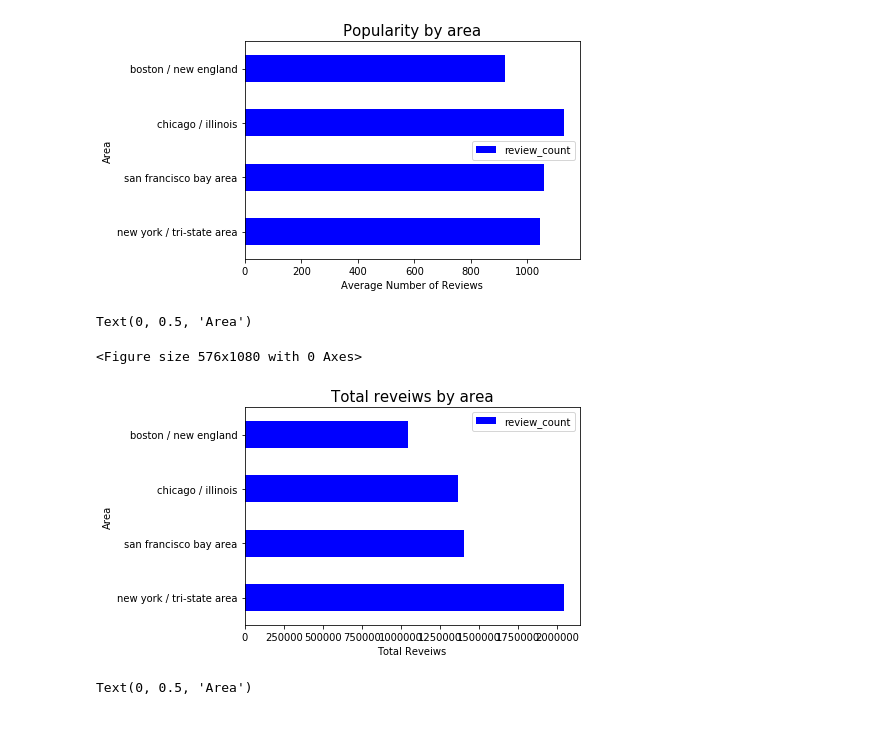
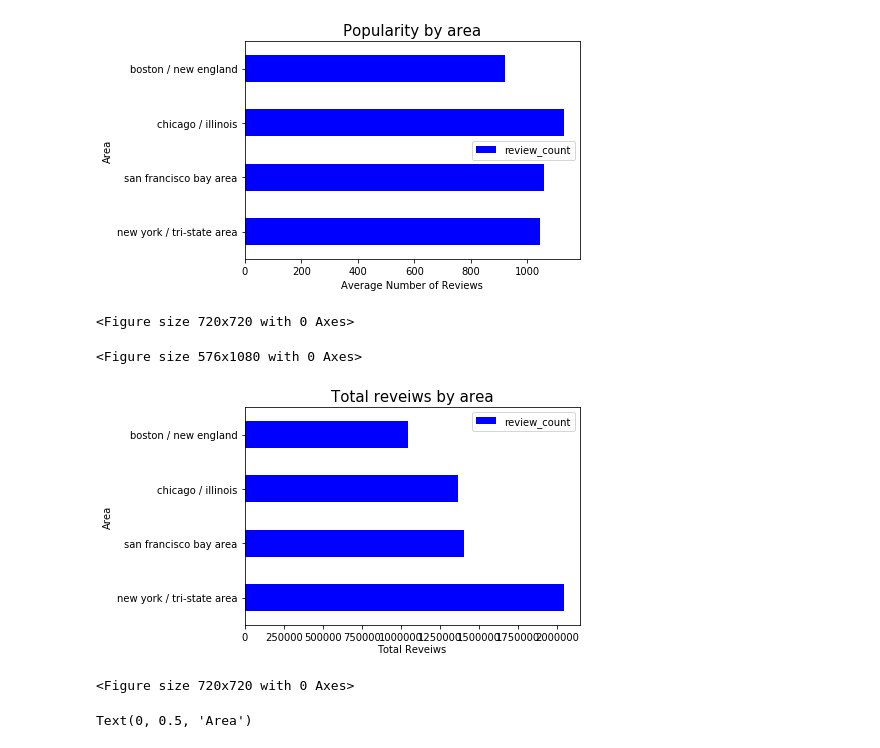
Before and after one commit to MichaelEmmert/OpenTable, a Jupyter notebook: opentableanalysis.ipynb, the cells around one changed output. Saved outputs shown, nothing was run; the diff lists cells and outputs as text; code cells hidden in the pictures.

```diff
--- a/opentableanalysis.ipynb
+++ b/opentableanalysis.ipynb
@@ -500,14 +500,16 @@ Text(0, 0.5, 'Area')
 # %%
 plt.figure(num=None, figsize=(8, 15), facecolor='w', edgecolor='k')
 review_info = ot_rating.groupby('area')[['area','review_count']].agg('sum').loc[cities_1]
-review_info.plot(kind = 'barh',color = ['b','r','o','g'])
+review_info.plot(kind = 'barh',color = 'b')
 plt.title("Total reveiws by area", fontsize = 15)
-plt.xlabel("Total Reveiws")
+plt.xlabel("Total Reveiws", labelpad = 2)
 plt.ylabel("Area")
+plt.figure(figsize = (10,10))
 # %% [output]
-Text(0, 0.5, 'Area')
+<Figure size 720x720 with 0 Axes>
 <Figure size 576x1080 with 0 Axes>
-[figure, old version]
+[figure, new version]
+<Figure size 720x720 with 0 Axes>
 # %%
 x_1,x_2,x_3,x_4,x_5,x_6 = list(ot_rating.groupby('area').size().sort_values(ascending = False)[:6].index)
 x1 = ot_rating.loc[(ot_rating.area == x_1)][['area','review_count','cost']]
```
Also changed, not shown: parts of 4 cells of this notebook, 3 other files.
